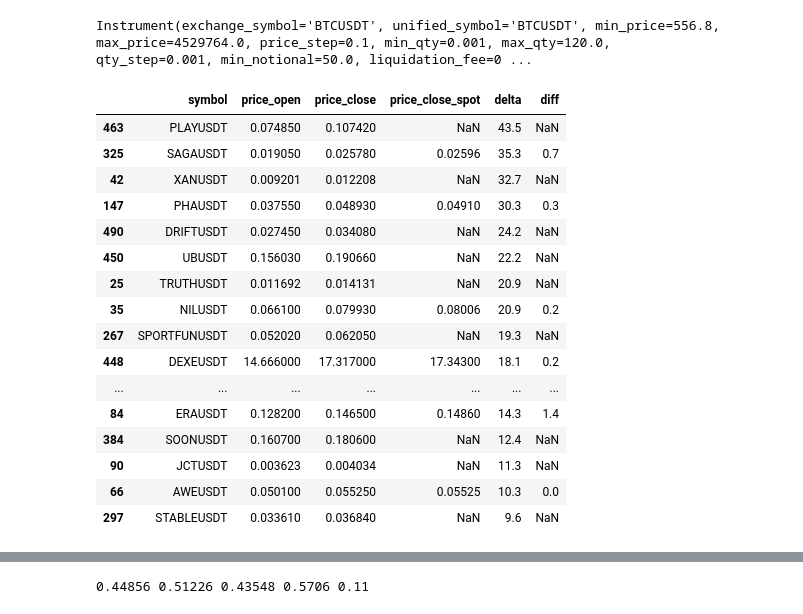
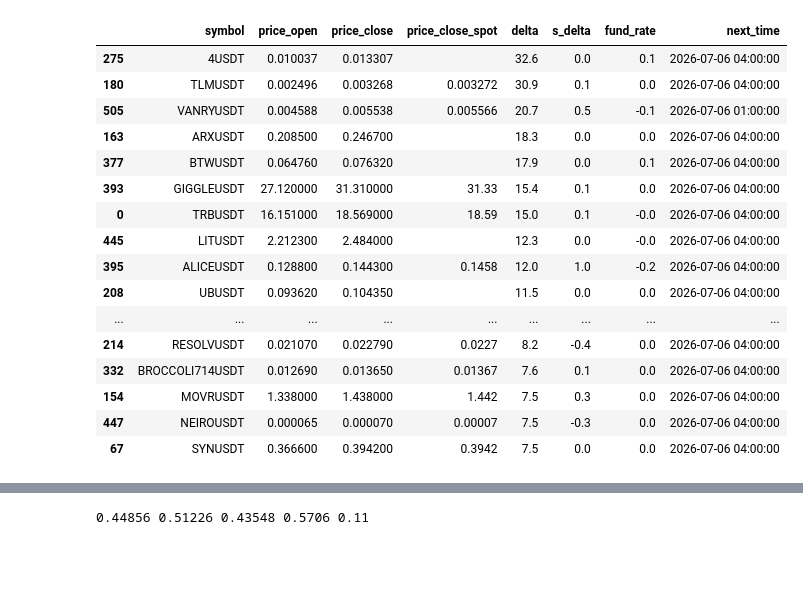
Before and after one commit to stockoperator/monitor, a Jupyter notebook: src/monitor.ipynb, the cells around one changed output, grey strips where cells are left out. Cells and saved outputs as stored; diff of their text form; code cells hidden in the pictures; blank space fills up the shorter version.

```diff
--- a/src/monitor.ipynb
+++ b/src/monitor.ipynb
@@ -35,52 +23,70 @@ print(d.used_weight, c.target_concurrency(), c._in_flight, c.can_admit(), d.is_b
-# %%
-m.connectors[BinancePerp].instrument_manager["BTCUSDT"]
-# %% [output]
-Instrument(exchange_symbol='BTCUSDT', unified_symbol='BTCUSDT', min_price=556.8, max_price=4529764.0, price_step=0.1, min_qty=0.001, max_qty=120.0, qty_step=0.001, min_notional=50.0, liquidation_fee=0 ...
+# %%
+m.z_level = 5000
+m.perc_level = 0.01
+m.s_perc_level = 1.002
 # %%
 task.cancel()  # отправляем CancelledError в run()
 await task
 # %%
 import pandas as pd
-from typing import Any
+from typing import Any, cast
 from connector.kline_service import KlinesContainer
+from connector.funding_service import BaseFundingService
+
+funding_service = cast(BaseFundingService, m.connectors[BinancePerp].funding_service)
 
 rows: list[dict[str, Any]] = []
 for symbol, trade_container in m.connectors[BinancePerp].kline_service.containers.items():
     trades = trade_container.klines_1m
-    idx = trades.idx
-    idx0 = (idx + 1) % trades.size if trades.wrapped else 0
+    if len(trades) < 1440:
+        continue
 
-    price_close = trades.prices[idx]
-    price_open = trades.prices[idx0]
+    idx0 = (trades.idx - 1440 + 1) % trades.size if trades.wrapped else 0
+
+    price_close = trades.close_prices[trades.idx]
+    price_open = trades.close_prices[idx0]
     delta = round((price_close / price_open - 1) * 100, 1)
 
-    price_close_spot: float | None = None
+    price_close_spot: float | str = ""
     container = m.connectors[BinanceSpot].kline_service.containers.get(symbol)
     if isinstance(container, KlinesContainer):
         trades_spot = container.klines_1m
-        price_close_spot = trades_spot.prices[trades_spot.idx]
-    diff = round(100 * (price_close_spot / price_close - 1), 1) if price_close_spot else None
+        price_close_spot = trades_spot.close_prices[trades_spot.idx]
+    diff = round(100 * (price_close_spot / price_close - 1), 1) if price_close_spot else 0
+
+    funding_rate = funding_service[symbol]
 
     if price_close != price_open:
-        rows.append({"symbol": symbol, "price_open": price_open, "price_close": price_close, "price_close_spot": price_close_spot, "delta": delta, "diff": diff})
+        rows.append(
+            {
+                "symbol": symbol,
+                "price_open": price_open,
+                "price_close": price_close,
+                "price_close_spot": price_close_spot,
+                "delta": delta,
+                "s_delta": diff,
+                "fund_rate": round(funding_rate.rate * 100, 1),
+                "next_time": pd.to_datetime(funding_rate.next_time, unit="ms"),
+            }
+        )
 
 df = pd.DataFrame(rows)
 df.sort_values("delta", ascending=False).head(20)
 # %% [output]
-|  | symbol | price_open | price_close | price_close_spot | delta | diff |
-| 463 | PLAYUSDT | 0.074850 | 0.107420 | NaN | 43.5 | NaN |
-| 325 | SAGAUSDT | 0.019050 | 0.025780 | 0.02596 | 35.3 | 0.7 |
-| 42 | XANUSDT | 0.009201 | 0.012208 | NaN | 32.7 | NaN |
-| 147 | PHAUSDT | 0.037550 | 0.048930 | 0.04910 | 30.3 | 0.3 |
-| 490 | DRIFTUSDT | 0.027450 | 0.034080 | NaN | 24.2 | NaN |
-| 450 | UBUSDT | 0.156030 | 0.190660 | NaN | 22.2 | NaN |
-| 25 | TRUTHUSDT | 0.011692 | 0.014131 | NaN | 20.9 | NaN |
-| 35 | NILUSDT | 0.066100 | 0.079930 | 0.08006 | 20.9 | 0.2 |
-| 267 | SPORTFUNUSDT | 0.052020 | 0.062050 | NaN | 19.3 | NaN |
-| 448 | DEXEUSDT | 14.666000 | 17.317000 | 17.34300 | 18.1 | 0.2 |
-| ... | ... | ... | ... | ... | ... | ... |
-| 84 | ERAUSDT | 0.128200 | 0.146500 | 0.14860 | 14.3 | 1.4 |
-| 384 | SOONUSDT | 0.160700 | 0.180600 | NaN | 12.4 | NaN |
-| 90 | JCTUSDT | 0.003623 | 0.004034 | NaN | 11.3 | NaN |
-| 66 | AWEUSDT | 0.050100 | 0.055250 | 0.05525 | 10.3 | 0.0 |
-| 297 | STABLEUSDT | 0.033610 | 0.036840 | NaN | 9.6 | NaN |
+|  | symbol | price_open | price_close | price_close_spot | delta | s_delta | fund_rate | next_time |
+| 275 | 4USDT | 0.010037 | 0.013307 |  | 32.6 | 0.0 | 0.1 | 2026-07-06 04:00:00 |
+| 180 | TLMUSDT | 0.002496 | 0.003268 | 0.003272 | 30.9 | 0.1 | 0.0 | 2026-07-06 04:00:00 |
+| 505 | VANRYUSDT | 0.004588 | 0.005538 | 0.005566 | 20.7 | 0.5 | -0.1 | 2026-07-06 01:00:00 |
+| 163 | ARXUSDT | 0.208500 | 0.246700 |  | 18.3 | 0.0 | 0.0 | 2026-07-06 04:00:00 |
+| 377 | BTWUSDT | 0.064760 | 0.076320 |  | 17.9 | 0.0 | 0.1 | 2026-07-06 04:00:00 |
+| 393 | GIGGLEUSDT | 27.120000 | 31.310000 | 31.33 | 15.4 | 0.1 | 0.0 | 2026-07-06 04:00:00 |
+| 0 | TRBUSDT | 16.151000 | 18.569000 | 18.59 | 15.0 | 0.1 | -0.0 | 2026-07-06 04:00:00 |
+| 445 | LITUSDT | 2.212300 | 2.484000 |  | 12.3 | 0.0 | -0.0 | 2026-07-06 04:00:00 |
+| 395 | ALICEUSDT | 0.128800 | 0.144300 | 0.1458 | 12.0 | 1.0 | -0.2 | 2026-07-06 04:00:00 |
+| 208 | UBUSDT | 0.093620 | 0.104350 |  | 11.5 | 0.0 | 0.0 | 2026-07-06 04:00:00 |
+| ... | ... | ... | ... | ... | ... | ... | ... | ... |
+| 214 | RESOLVUSDT | 0.021070 | 0.022790 | 0.0227 | 8.2 | -0.4 | 0.0 | 2026-07-06 04:00:00 |
+| 332 | BROCCOLI714USDT | 0.012690 | 0.013650 | 0.01367 | 7.6 | 0.1 | 0.0 | 2026-07-06 04:00:00 |
+| 154 | MOVRUSDT | 1.338000 | 1.438000 | 1.442 | 7.5 | 0.3 | 0.0 | 2026-07-06 04:00:00 |
+| 447 | NEIROUSDT | 0.000065 | 0.000070 | 0.00007 | 7.5 | -0.3 | 0.0 | 2026-07-06 04:00:00 |
+| 67 | SYNUSDT | 0.366600 | 0.394200 | 0.3942 | 7.5 | 0.0 | 0.0 | 2026-07-06 04:00:00 |
```
Also changed, not shown: parts of 20 cells of this notebook, 9 other files.
